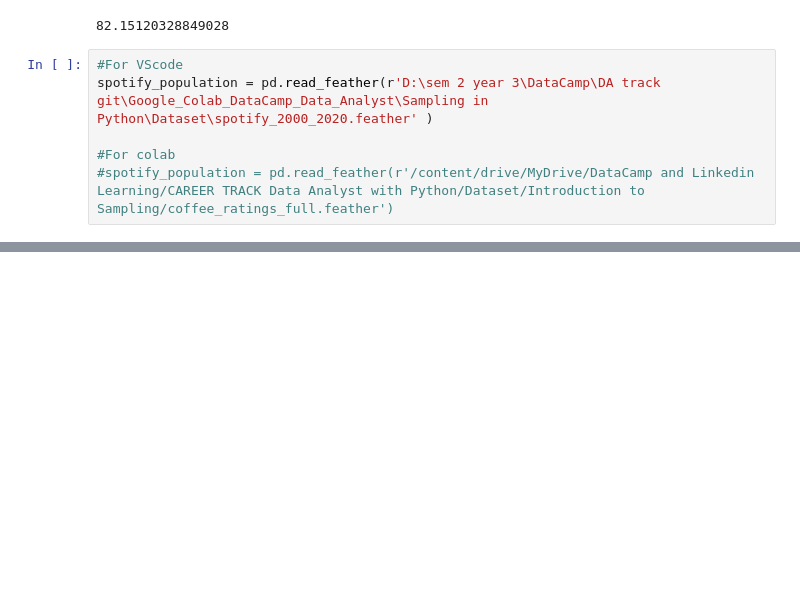
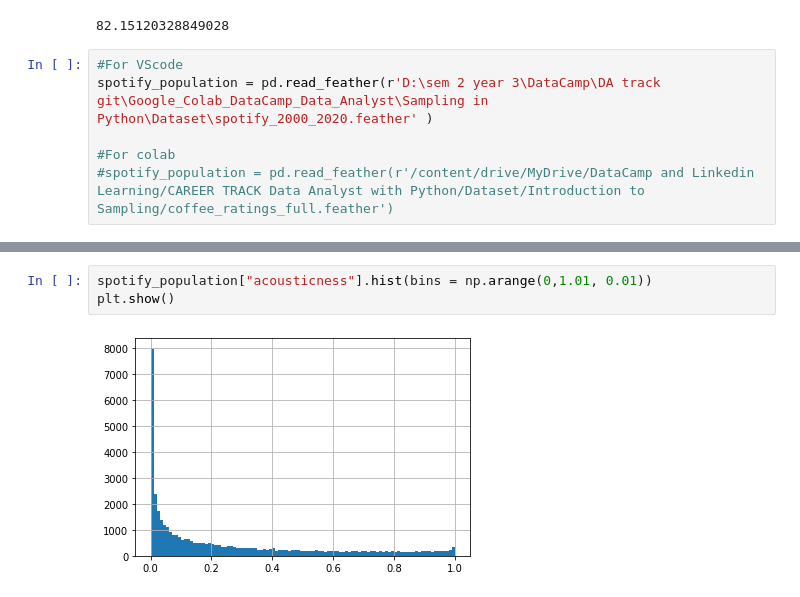
Before and after one commit to TinChung41/Google_Colab_DataCamp_Data_Analyst, a Jupyter notebook: Sampling in Python/Sampling_in_Python_1_Introduction_to_Sampling.ipynb, the cells around one changed output, grey strips where cells are left out. Saved outputs shown, nothing was run; the diff lists cells and outputs as text; blank space fills up the shorter version.

```diff
--- a/Sampling in Python/Sampling_in_Python_1_Introduction_to_Sampling.ipynb
+++ b/Sampling in Python/Sampling_in_Python_1_Introduction_to_Sampling.ipynb
@@ -50,0 +71,5 @@ np.mean()
+# %%
+spotify_population["acousticness"].hist(bins = np.arange(0,1.01, 0.01))
+plt.show()
+# %% [output]
+[figure, added]
```
Also changed, not shown: parts of 8 cells of this notebook.
